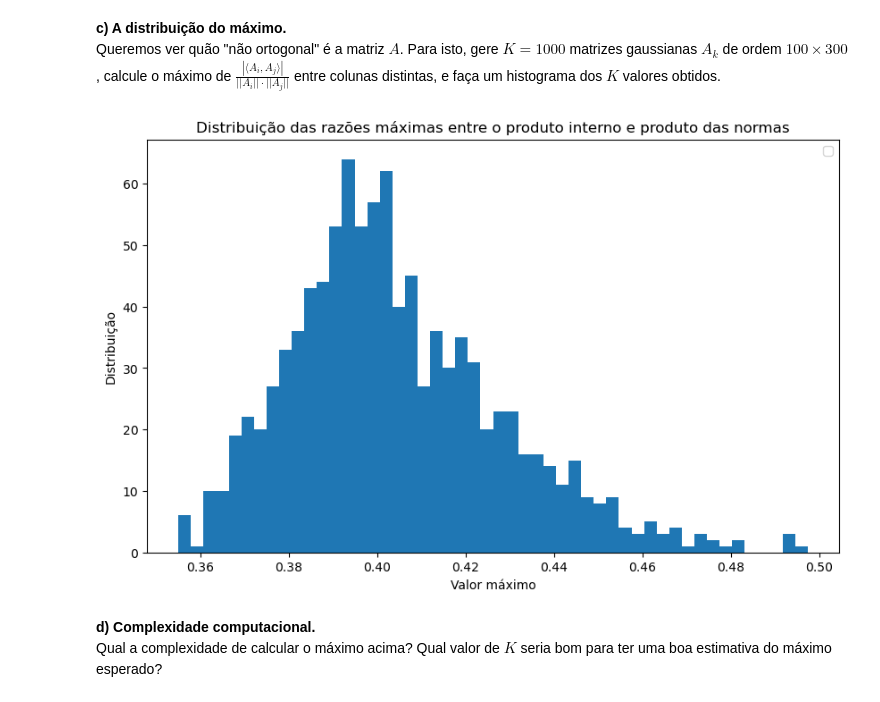
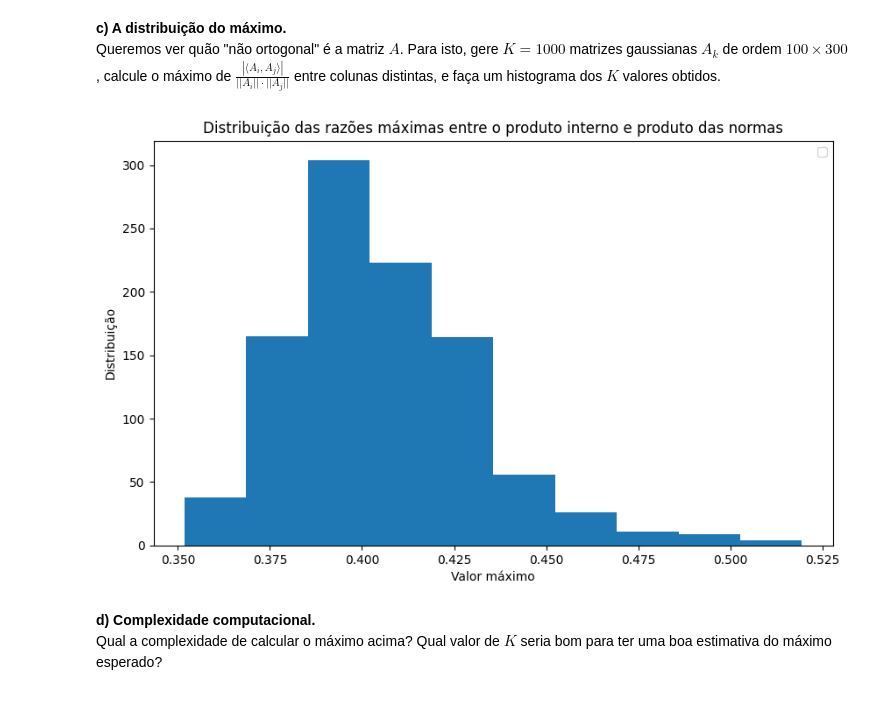
Before and after one commit to isaiasgoncalves/projeto_4_ALN, a Jupyter notebook: proj_4.ipynb, the cells around one changed output. Saved outputs shown, nothing was run; the diff lists cells and outputs as text; code cells hidden in the pictures.

```diff
--- a/proj_4.ipynb
+++ b/proj_4.ipynb
@@ -164,29 +162,36 @@ Queremos ver quão "não ortogonal" é a matriz $A$. Para isto, gere $K = 1000$
 # %%
 max_k = []
 
+# Função básica pra retornar o valor que queremos maximizar
 def value(vec1, vec2):
    return (np.inner(vec1, vec2))/(np.linalg.norm(vec1) * np.linalg.norm(vec2))
 
+# Iterando para cada valor de k
 for _ in range(1000):
    A = matrix(100, 300)
    max_val = 0
+
+   # Iterando para cada par de coluna distintas desconsiderando pares repetidos
    for i in range(A.shape[1]):
       for j in range(i+1, A.shape[1]):
          current_val = value(A[:,i], A[:,j])
+         # Obtendo o valor máximo
          if current_val > max_val:
             max_val = current_val
 
+   # Salvando o valor máximo para cada matriz aleatória
    max_k.append(max_val)
 
+# Plotando histograma
 plt.figure(figsize=(10,6))
-plt.hist(max_k, bins=50)
+plt.hist(max_k)
 plt.title('Distribuição das razões máximas entre o produto interno e produto das normas')
 plt.xlabel("Valor máximo")
 plt.ylabel("Distribuição")
 plt.legend()
 plt.show()
 # %% [output]
-[figure, old version]
+[figure, new version]
 # %% [markdown]
 **d) Complexidade computacional.**
 Qual a complexidade de calcular o máximo acima? Qual valor de $K$ seria bom para ter uma boa estimativa do máximo esperado?
```
Also changed, not shown: parts of 13 cells of this notebook, 2 other files.
